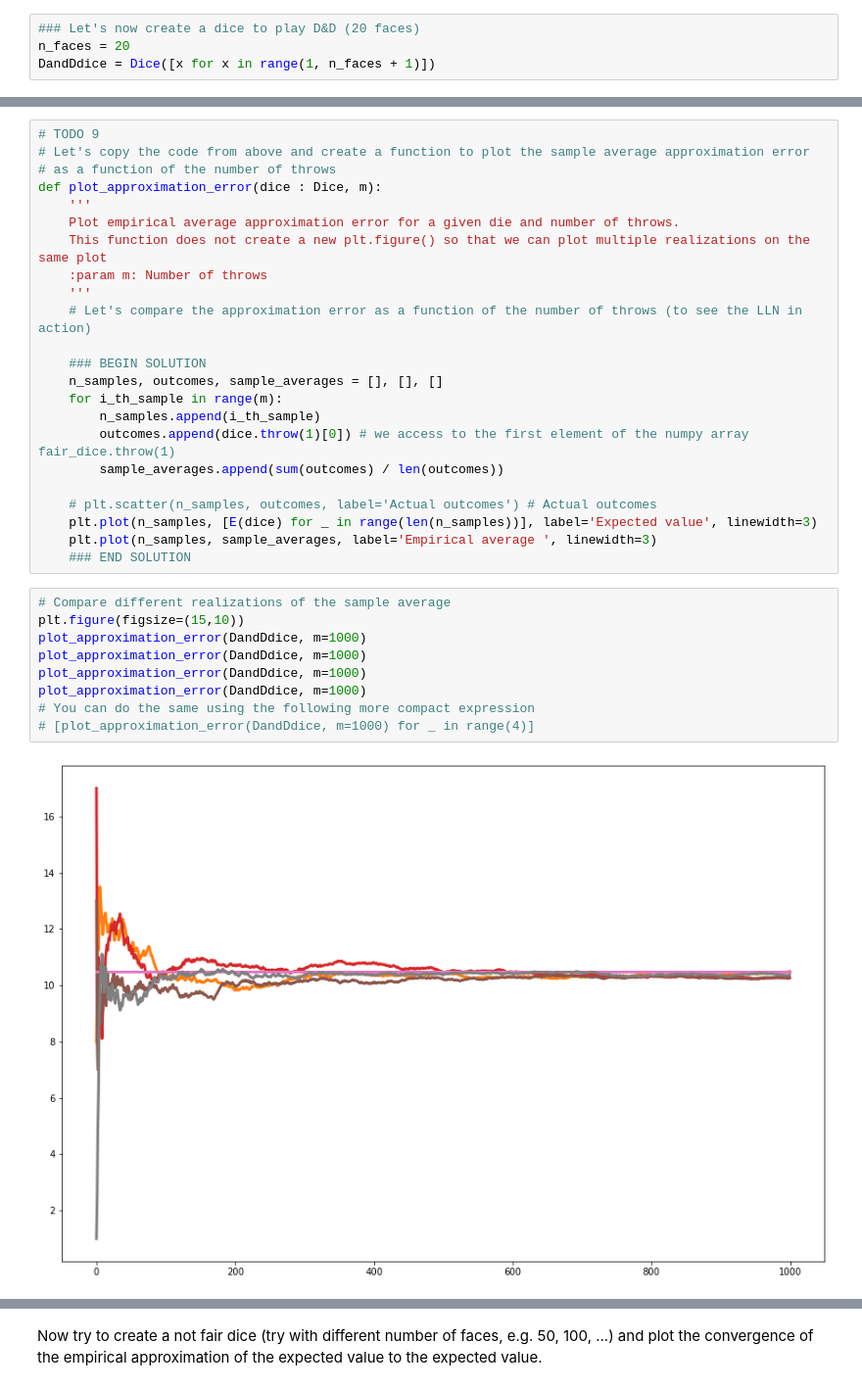
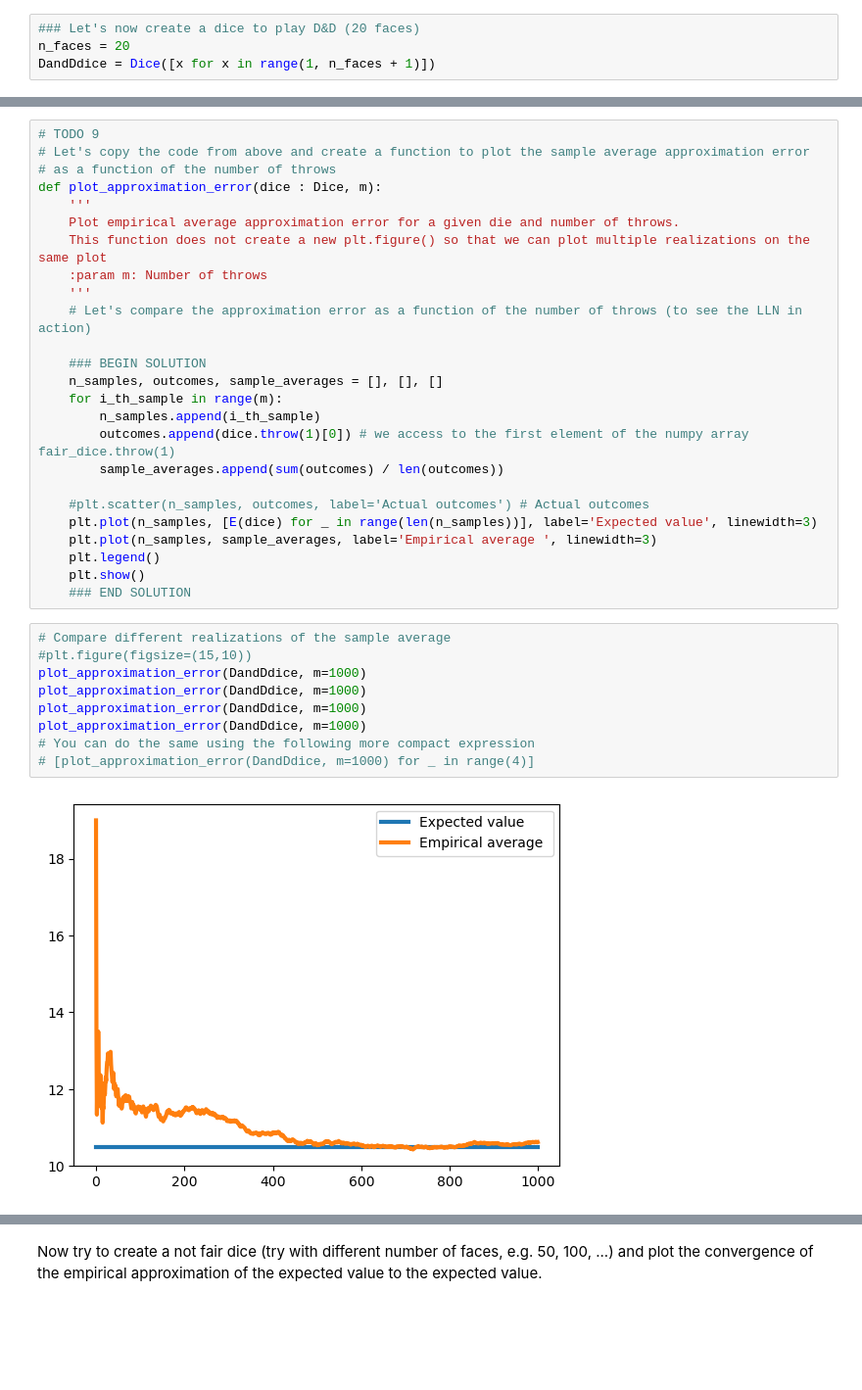
Before and after one commit to mehmet-can-eroglu/Unipd_Machine_Learning, a Jupyter notebook: 1_Probability_Review.ipynb, the cells around one changed output, grey strips where cells are left out. Shown at 98% size. Drawn from its saved outputs; the diff is of its cells as text; blank space fills up the shorter version.

```diff
--- a/1_Probability_Review.ipynb
+++ b/1_Probability_Review.ipynb
@@ -570,18 +570,20 @@ def plot_approximation_error(dice : Dice, m):
         outcomes.append(dice.throw(1)[0]) # we access to the first element of the numpy array fair_dice.throw(1)
         sample_averages.append(sum(outcomes) / len(outcomes))
 
-    # plt.scatter(n_samples, outcomes, label='Actual outcomes') # Actual outcomes
+    #plt.scatter(n_samples, outcomes, label='Actual outcomes') # Actual outcomes
     plt.plot(n_samples, [E(dice) for _ in range(len(n_samples))], label='Expected value', linewidth=3)
     plt.plot(n_samples, sample_averages, label='Empirical average ', linewidth=3)
+    plt.legend()
+    plt.show()
     ### END SOLUTION
 # %%
 # Compare different realizations of the sample average
-plt.figure(figsize=(15,10))
+#plt.figure(figsize=(15,10))
 plot_approximation_error(DandDdice, m=1000)
 plot_approximation_error(DandDdice, m=1000)
 plot_approximation_error(DandDdice, m=1000)
 plot_approximation_error(DandDdice, m=1000)
 # You can do the same using the following more compact expression
 # [plot_approximation_error(DandDdice, m=1000) for _ in range(4)]
 # %% [output]
-[figure, old version]
+[figure, new version]
```
Also changed, not shown: parts of 20 cells of this notebook.
